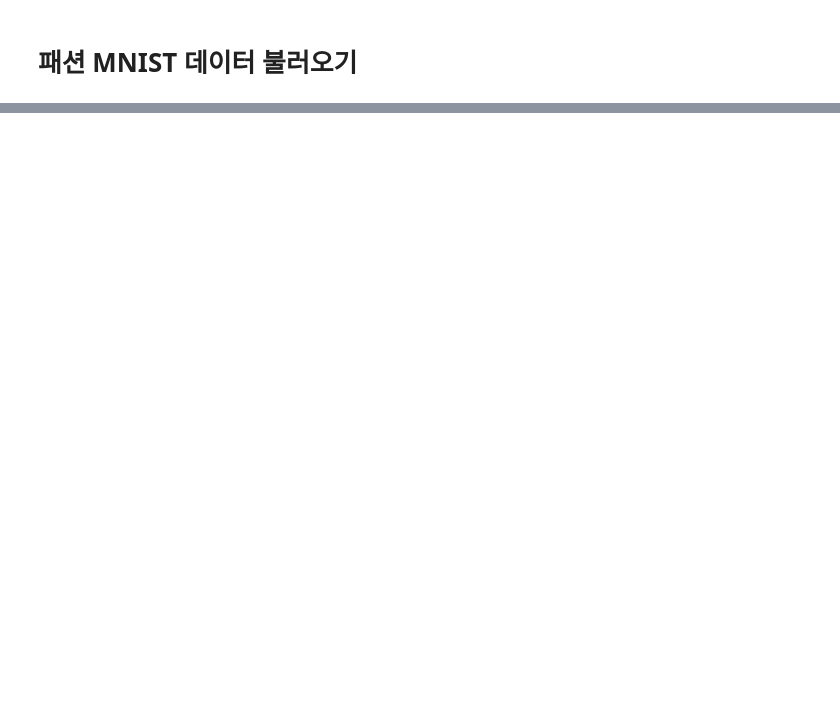
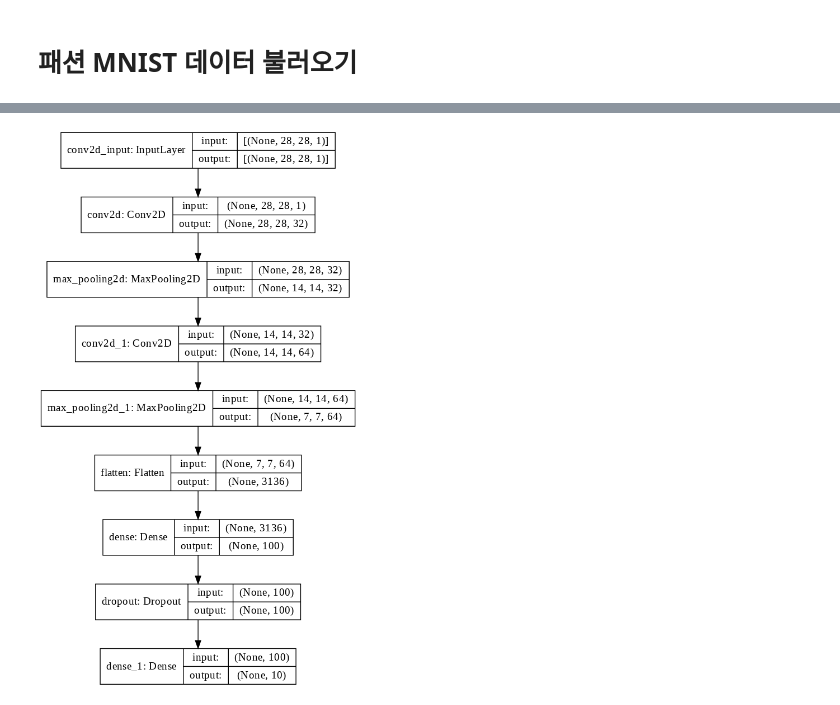
Before and after one commit to YunSeoHwan/My-own-study-repository, a Jupyter notebook: 8-2.ipynb, the cells around one changed output, grey strips where cells are left out. Cells and saved outputs as stored; diff of their text form; code cells hidden in the pictures; blank space fills up the shorter version.

```diff
--- a/8-2.ipynb
+++ b/8-2.ipynb
@@ -22,0 +57,4 @@ Downloading data from https://storage.googleapis.com/tensorflow/tf-keras-dataset
+# %%
+keras.utils.plot_model(model, show_shapes=True, to_file='cnn-architecture.png', dpi=100)
+# %% [output]
+[figure, added]
```
Also changed, not shown: parts of 8 cells of this notebook.
